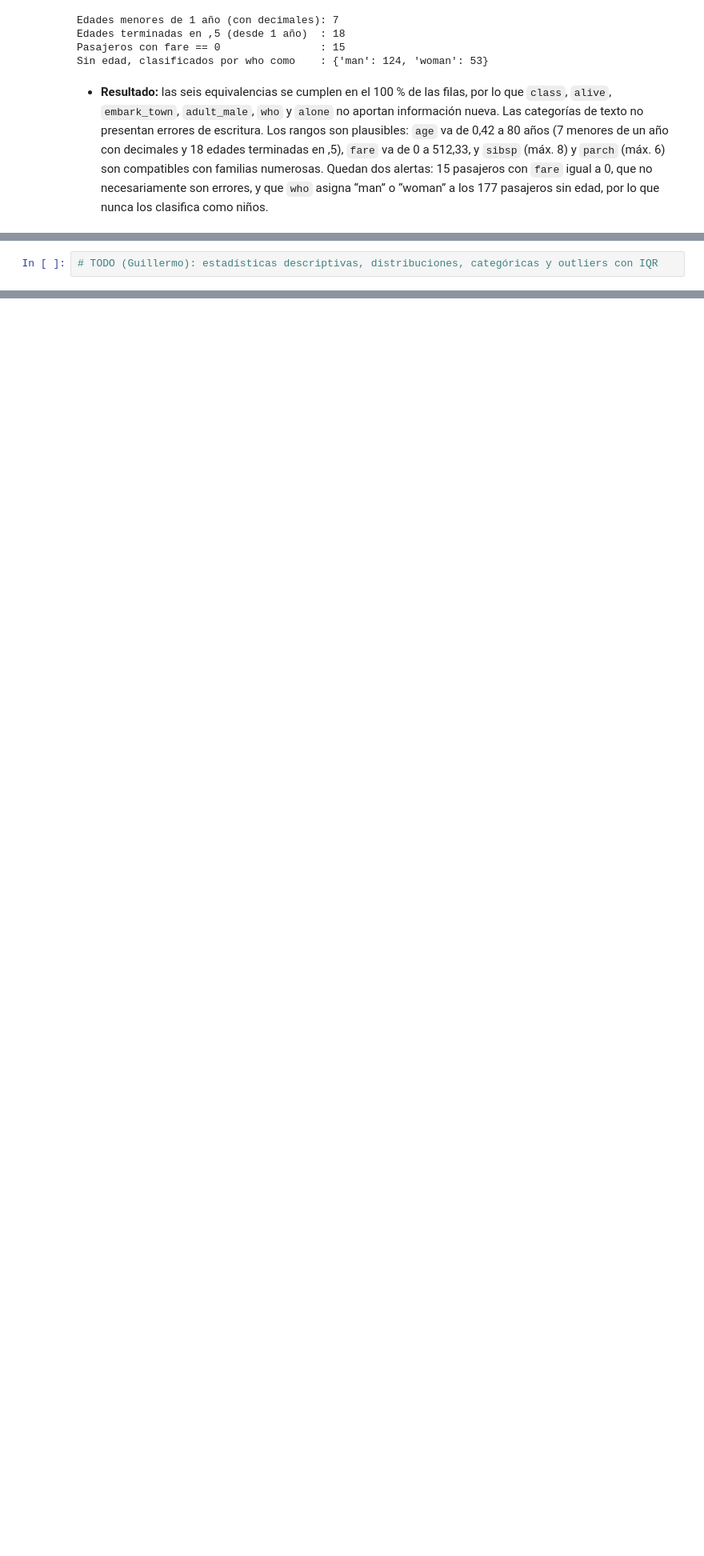
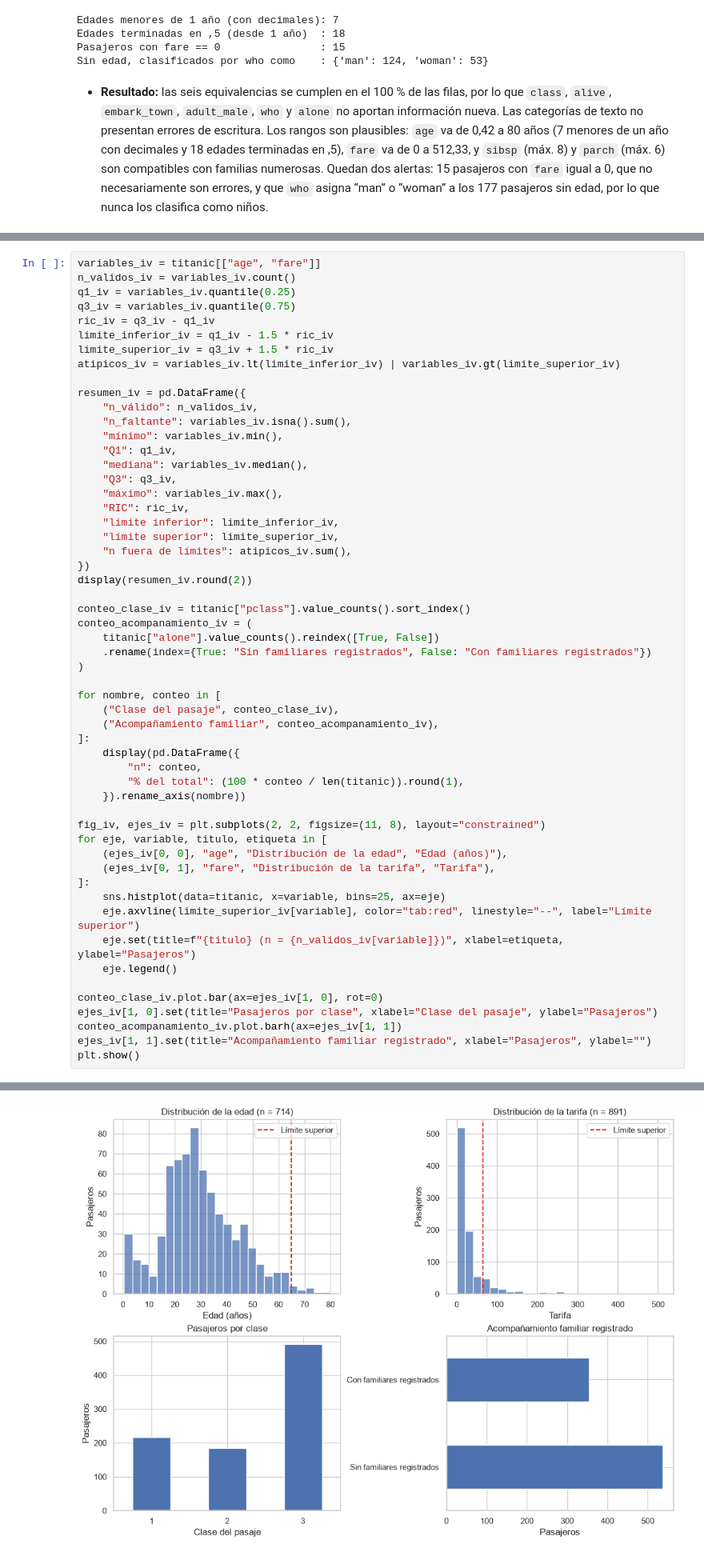
Before and after one commit to fdiaztoro/proyecto-grupo4-mcdi503, a Jupyter notebook: notebooks/mcdi503_f1_sumativo_grupo4.ipynb, the cells around one changed output, grey strips where cells are left out. Shown at 80% size. Cells and saved outputs as stored; diff of their text form; blank space fills up the shorter version.

```diff
--- a/notebooks/mcdi503_f1_sumativo_grupo4.ipynb
+++ b/notebooks/mcdi503_f1_sumativo_grupo4.ipynb
@@ -295,2 +307,56 @@ Sin edad, clasificados por who como    : {'man': 124, 'woman': 53}
 # %%
-# TODO (Guillermo): estadísticas descriptivas, distribuciones, categóricas y outliers con IQR
+variables_iv = titanic[["age", "fare"]]
+n_validos_iv = variables_iv.count()
+q1_iv = variables_iv.quantile(0.25)
+q3_iv = variables_iv.quantile(0.75)
+ric_iv = q3_iv - q1_iv
+limite_inferior_iv = q1_iv - 1.5 * ric_iv
+limite_superior_iv = q3_iv + 1.5 * ric_iv
+atipicos_iv = variables_iv.lt(limite_inferior_iv) | variables_iv.gt(limite_superior_iv)
+
+resumen_iv = pd.DataFrame({
+    "n_válido": n_validos_iv,
+    "n_faltante": variables_iv.isna().sum(),
+    "mínimo": variables_iv.min(),
+    "Q1": q1_iv,
+    "mediana": variables_iv.median(),
+    "Q3": q3_iv,
+    "máximo": variables_iv.max(),
+    "RIC": ric_iv,
+    "límite inferior": limite_inferior_iv,
+    "límite superior": limite_superior_iv,
+    "n fuera de límites": atipicos_iv.sum(),
+})
+display(resumen_iv.round(2))
+
+conteo_clase_iv = titanic["pclass"].value_counts().sort_index()
+conteo_acompanamiento_iv = (
+    titanic["alone"].value_counts().reindex([True, False])
+    .rename(index={True: "Sin familiares registrados", False: "Con familiares registrados"})
+)
+
+for nombre, conteo in [
+    ("Clase del pasaje", conteo_clase_iv),
+    ("Acompañamiento familiar", conteo_acompanamiento_iv),
+]:
+    display(pd.DataFrame({
+        "n": conteo,
+        "% del total": (100 * conteo / len(titanic)).round(1),
+    }).rename_axis(nombre))
+
+fig_iv, ejes_iv = plt.subplots(2, 2, figsize=(11, 8), layout="constrained")
+for eje, variable, titulo, etiqueta in [
+    (ejes_iv[0, 0], "age", "Distribución de la edad", "Edad (años)"),
+    (ejes_iv[0, 1], "fare", "Distribución de la tarifa", "Tarifa"),
+]:
+    sns.histplot(data=titanic, x=variable, bins=25, ax=eje)
+    eje.axvline(limite_superior_iv[variable], color="tab:red", linestyle="--", label="Límite superior")
+    eje.set(title=f"{titulo} (n = {n_validos_iv[variable]})", xlabel=etiqueta, ylabel="Pasajeros")
+    eje.legend()
+
+conteo_clase_iv.plot.bar(ax=ejes_iv[1, 0], rot=0)
+ejes_iv[1, 0].set(title="Pasajeros por clase", xlabel="Clase del pasaje", ylabel="Pasajeros")
+conteo_acompanamiento_iv.plot.barh(ax=ejes_iv[1, 1])
+ejes_iv[1, 1].set(title="Acompañamiento familiar registrado", xlabel="Pasajeros", ylabel="")
+plt.show()
+# %% [output]
@@ -296,0 +375 @@ Sin edad, clasificados por who como    : {'man': 124, 'woman': 53}
+[figure, added]
```
Also changed, not shown: parts of 15 cells of this notebook, 3 other files.
